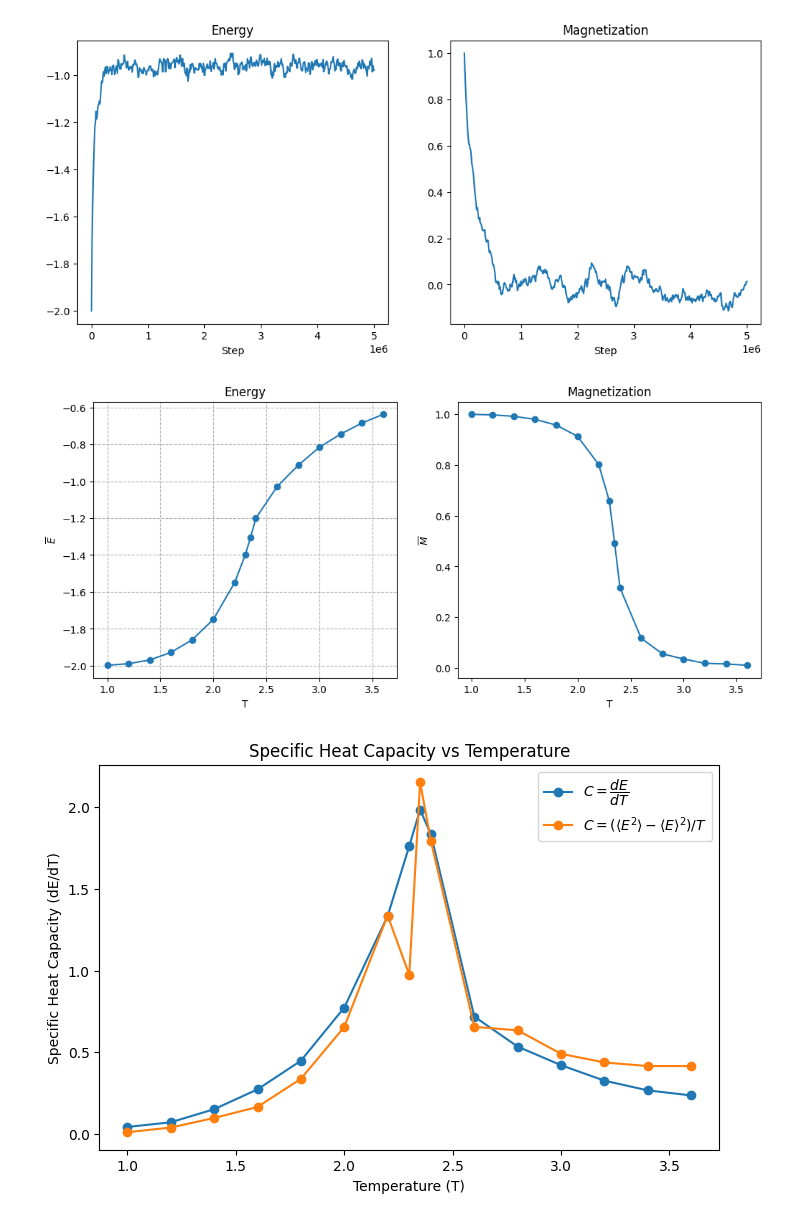
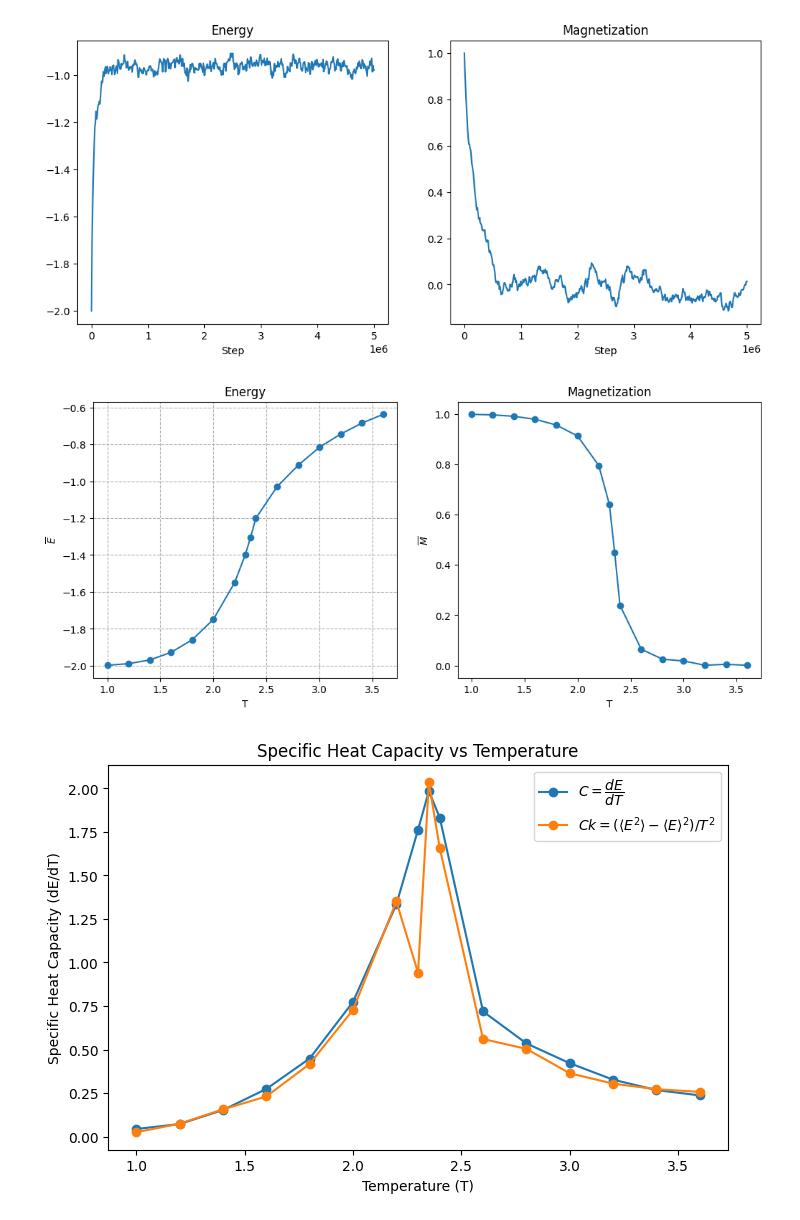
Before and after one commit to Masvelll/Statfiz, a Jupyter notebook: 1_IsingModel/main.ipynb, the cells around one changed output. Drawn from its saved outputs; the diff is of its cells as text; code cells hidden in the pictures.

```diff
--- a/1_IsingModel/main.ipynb
+++ b/1_IsingModel/main.ipynb
@@ -134,7 +134,7 @@ for file in logs:
     energy = df['Energy'][100:]
     E.append(energy.mean())
     E_vars.append(energy.var())
-    M.append(df['MagMom'].mean())
+    M.append(df['MagMom'][100:].mean())
 
 axs[0].plot(T, E, marker='o')
 axs[0].set_xlabel('T')
@@ -197,6 +197,7 @@ T = [float(log.split('_')[1].split('.log')[0]) for log in logs]
 E = []
 E_vars = []
 M = []
+M_vars = []
 
 fig, axs = plt.subplots(1, 2, figsize=(12, 5))
 
@@ -205,7 +206,9 @@ for file in logs:
     energy = df['Energy'][100:]
     E.append(energy.mean())
     E_vars.append(energy.var())
-    M.append(df['MagMom'].mean())
+    M.append(df['MagMom'][100:].mean())
+    M_vars.append(df['MagMom'].var())
+
 
 axs[0].plot(T, E, marker='o')
 axs[0].set_xlabel('T')
@@ -217,24 +220,24 @@ axs[1].set_xlabel('T')
 axs[1].set_ylabel('$\overline{M}$')
 axs[1].set_title('Magnetization');
 # %% [output]
-[figure, old version]
+[figure, new version]
 # %%
 dE_dT = np.gradient(E, T)
 
 plt.figure(figsize=(8, 5))
 plt.plot(T, dE_dT, marker='o', label='$C = \dfrac{dE}{dT}$')
 plt.xlabel('Temperature (T)')
 plt.ylabel('Specific Heat Capacity (dE/dT)')
 plt.title('Specific Heat Capacity vs Temperature')
 # plt.grid(True)
 
-в
-heat_capacity = np.array(E_vars) / np.array(T)
+
+heat_capacity = np.array(E_vars) / np.array(T) ** 2
 
 # Plot heat capacity as a function of temperature
-plt.plot(T, heat_capacity * 4500, marker='o', label=r'$C = (\langle E^2\rangle - \langle E \rangle ^ 2) / T$')
+plt.plot(T, heat_capacity * 1e4, marker='o', label=r'$Ck = (\langle E^2\rangle - \langle E \rangle ^ 2) / T ^ 2$')
 
 plt.legend()
 plt.show()
 # %% [output]
-[figure, old version]
+[figure, new version]
```
Also changed, not shown: parts of 3 cells of this notebook.
